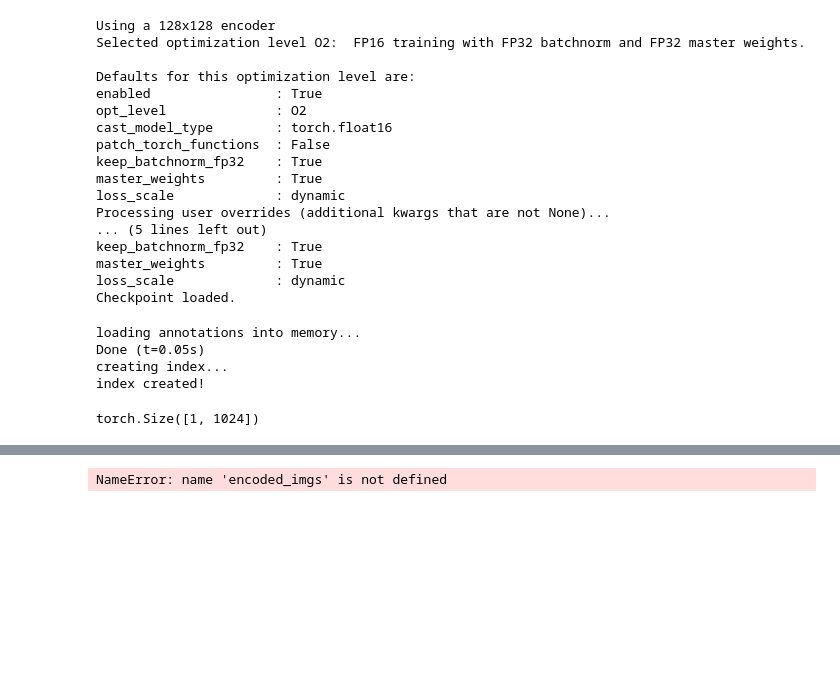
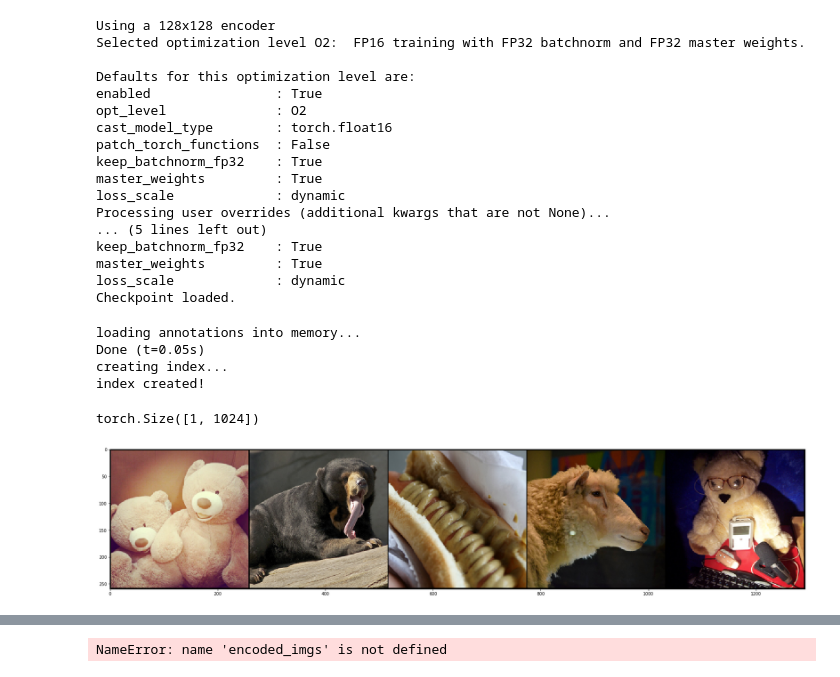
Before and after one commit to wbuchwalter/cyberta, a Jupyter notebook: viz_multi.ipynb, the cells around one changed output, grey strips where cells are left out. Cells and saved outputs as stored; diff of their text form; code cells hidden in the pictures; blank space fills up the shorter version.

```diff
--- a/viz_multi.ipynb
+++ b/viz_multi.ipynb
@@ -163,14 +163,15 @@ def visualize_captions(raw_captions, encoded_queries, imgs_r1, raw_imgs):
 # %%
 # Caption -> Image retrival
 queries = [
-    'A small black dog sitting in an orange checkered chair.'
+    'bear'
 ]
 #print(captions[0])
 encoded_queries, _ = caption_encoder(queries)
 print(encoded_queries.shape)
 visualize(encoded_queries, imgs_r1, raw_imgs)
 # %% [output]
 torch.Size([1, 1024])
+[figure, added]
 # %%
 top_k_imgs_idx = nce_retrieval(imgs_r1, encoded_queries, 1)
 hmap_nce, hmap_raw = resnet50.visualize(encoded_queries, imgs_r7[top_k_imgs_idx])
```
Also changed, not shown: parts of 1 cell of this notebook.
